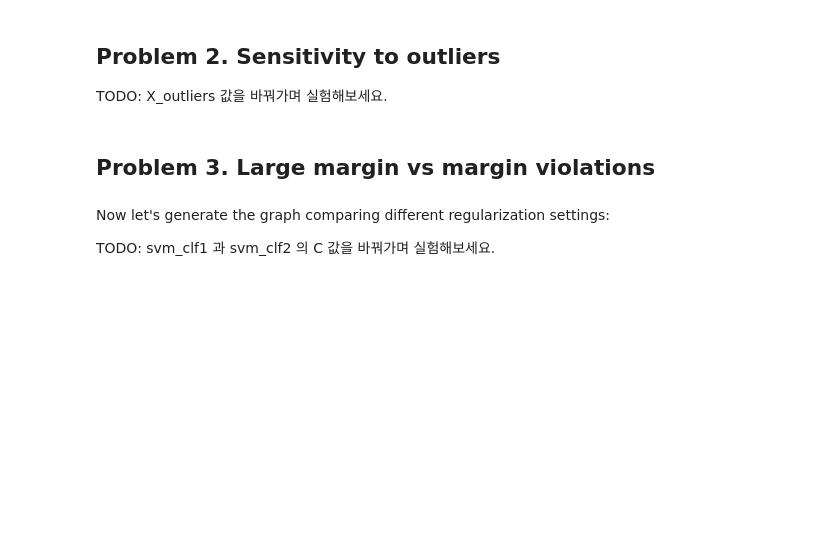
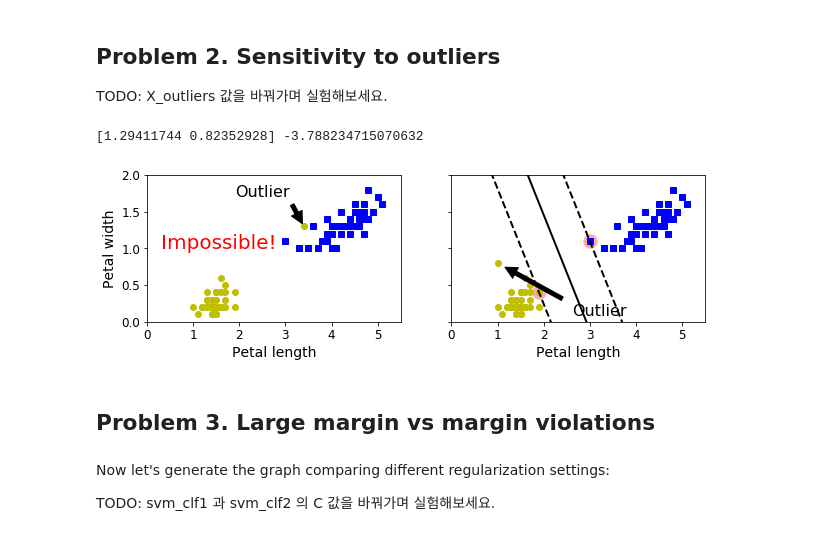
Before and after one commit to lucetre-snu/20s-machine-learning, a Jupyter notebook: Assignment2/AS2-SVM.ipynb, the cells around one changed output. Drawn from its saved outputs; the diff is of its cells as text; code cells hidden in the pictures; blank space fills up the shorter version.

```diff
--- a/Assignment2/AS2-SVM.ipynb
+++ b/Assignment2/AS2-SVM.ipynb
@@ -100,6 +110,7 @@ plt.show()
 TODO: X_outliers 값을 바꿔가며 실험해보세요.
 # %%
 #################### TODO ####################
+X_outliers = np.array([[3.4, 1.3], [3.2, 0.8]])
 X_outliers = np.array([[3.4, 1.3], [3.2, 0.8]])
 ##############################################
 y_outliers = np.array([0, 0])
@@ -116,33 +127,36 @@ fig, axes = plt.subplots(ncols=2, figsize=(10,2.7), sharey=True)
 plt.sca(axes[0])
 plt.plot(Xo1[:, 0][yo1==1], Xo1[:, 1][yo1==1], "bs")
 plt.plot(Xo1[:, 0][yo1==0], Xo1[:, 1][yo1==0], "yo")
 plt.text(0.3, 1.0, "Impossible!", fontsize=20, color="red")
 plt.xlabel("Petal length", fontsize=14)
 plt.ylabel("Petal width", fontsize=14)
 plt.annotate("Outlier",
              xy=(X_outliers[0][0], X_outliers[0][1]),
              xytext=(2.5, 1.7),
              ha="center",
              arrowprops=dict(facecolor='black', shrink=0.1),
              fontsize=16,
             )
 plt.axis([0, 5.5, 0, 2])
 
 plt.sca(axes[1])
 plt.plot(Xo2[:, 0][yo2==1], Xo2[:, 1][yo2==1], "bs")
 plt.plot(Xo2[:, 0][yo2==0], Xo2[:, 1][yo2==0], "yo")
 plot_svc_decision_boundary(svm_clf2, 0, 5.5)
 plt.xlabel("Petal length", fontsize=14)
 plt.annotate("Outlier",
              xy=(X_outliers[1][0], X_outliers[1][1]),
              xytext=(3.2, 0.08),
              ha="center",
              arrowprops=dict(facecolor='black', shrink=0.1),
              fontsize=16,
             )
 plt.axis([0, 5.5, 0, 2])
 
 plt.show()
+# %% [output]
+[1.29411744 0.82352928] -3.788234715070632
+[figure, added]
 # %% [markdown]
 ## Problem 3. Large margin vs margin violations
 # %%
```
Also changed, not shown: parts of 2 cells of this notebook, 1 other file.
